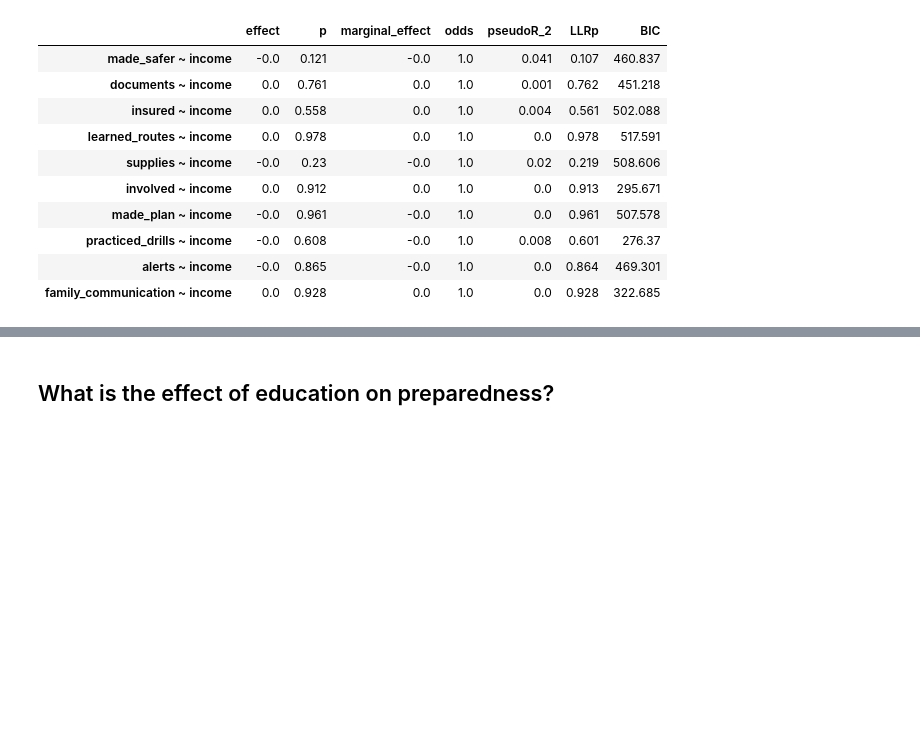
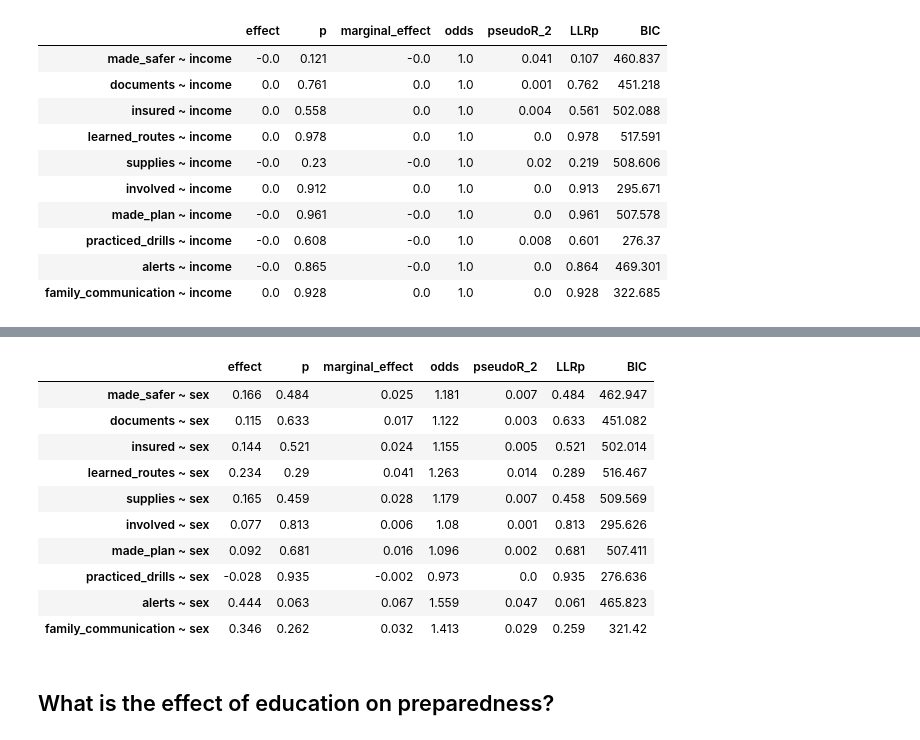
Before and after one commit to phillippmueller/flood_adaptation_behavior, a Jupyter notebook: analysis/automated/univariate_models.ipynb, the cells around one changed output, grey strips where cells are left out. Drawn from its saved outputs; the diff is of its cells as text; code cells hidden in the pictures; blank space fills up the shorter version.

```diff
--- a/analysis/automated/univariate_models.ipynb
+++ b/analysis/automated/univariate_models.ipynb
@@ -456,0 +459,14 @@ logit(functions=income, determinant=determinant, data=df_n)
+# %%
+determinant = 'sex'
+sex = [
+     'made_safer ~ sex',
+    'documents ~ sex',
+    'insured ~ sex',
+    'learned_routes ~ sex',
+    'supplies ~ sex',
+    'involved ~ sex',
+    'made_plan ~ sex',
+    'practiced_drills ~ sex',
+    'alerts ~ sex',
+    'family_communication ~ sex'
+]
@@ -457,3 +487,17 @@ logit(functions=income, determinant=determinant, data=df_n)
+# %%
+logit(functions=sex, determinant=determinant, data=df_n)
+# %% [output]
+|  | effect | p | marginal_effect | odds | pseudoR_2 | LLRp | BIC |
+| made_safer ~ sex | 0.166 | 0.484 | 0.025 | 1.181 | 0.007 | 0.484 | 462.947 |
+| documents ~ sex | 0.115 | 0.633 | 0.017 | 1.122 | 0.003 | 0.633 | 451.082 |
+| insured ~ sex | 0.144 | 0.521 | 0.024 | 1.155 | 0.005 | 0.521 | 502.014 |
+| learned_routes ~ sex | 0.234 | 0.29 | 0.041 | 1.263 | 0.014 | 0.289 | 516.467 |
+| supplies ~ sex | 0.165 | 0.459 | 0.028 | 1.179 | 0.007 | 0.458 | 509.569 |
+| involved ~ sex | 0.077 | 0.813 | 0.006 | 1.08 | 0.001 | 0.813 | 295.626 |
+| made_plan ~ sex | 0.092 | 0.681 | 0.016 | 1.096 | 0.002 | 0.681 | 507.411 |
+| practiced_drills ~ sex | -0.028 | 0.935 | -0.002 | 0.973 | 0.0 | 0.935 | 276.636 |
+| alerts ~ sex | 0.444 | 0.063 | 0.067 | 1.559 | 0.047 | 0.061 | 465.823 |
+| family_communication ~ sex | 0.346 | 0.262 | 0.032 | 1.413 | 0.029 | 0.259 | 321.42 |
 # %% [markdown]
 ## What is the effect of education on preparedness?
 # %%
```
Also changed, not shown: parts of 2 cells of this notebook.
